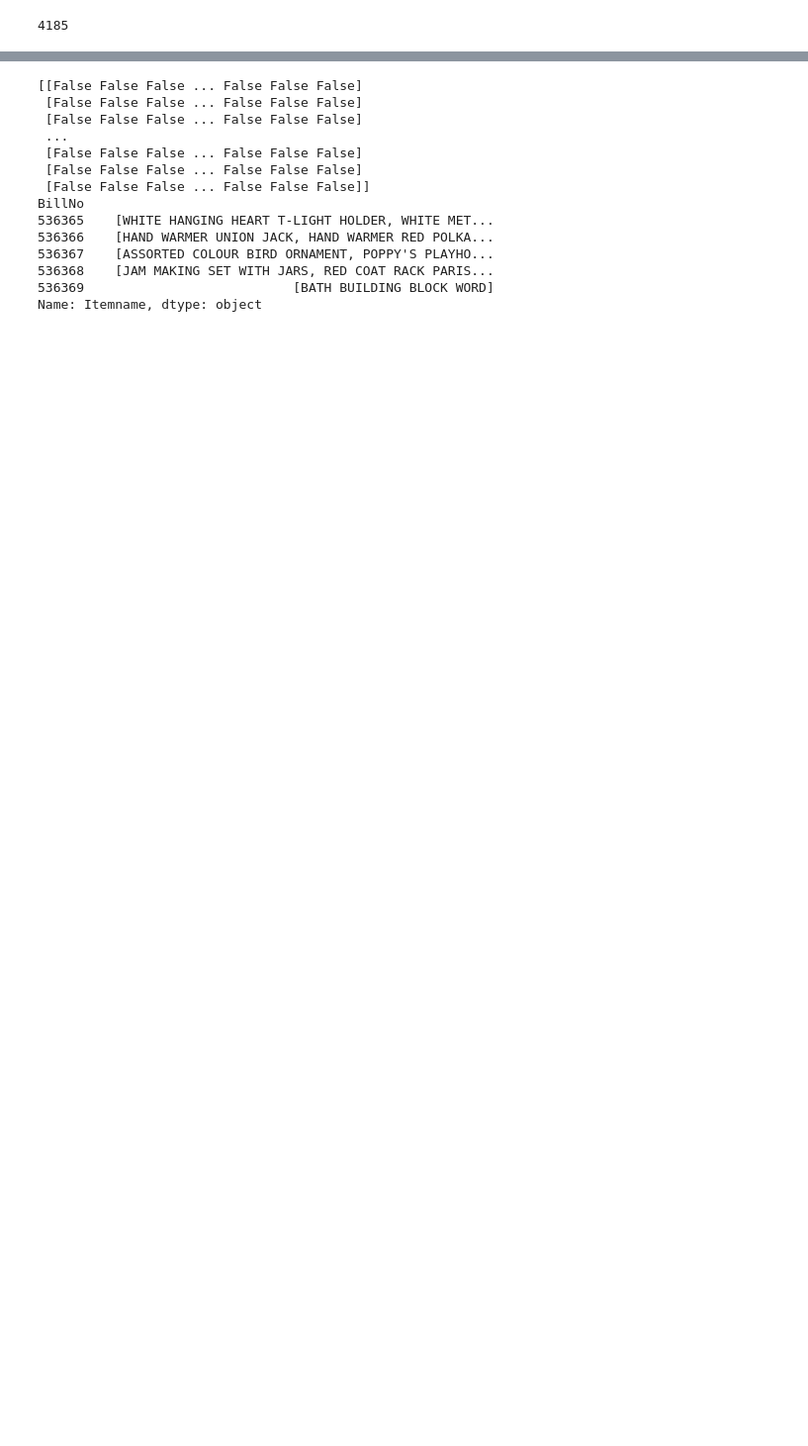
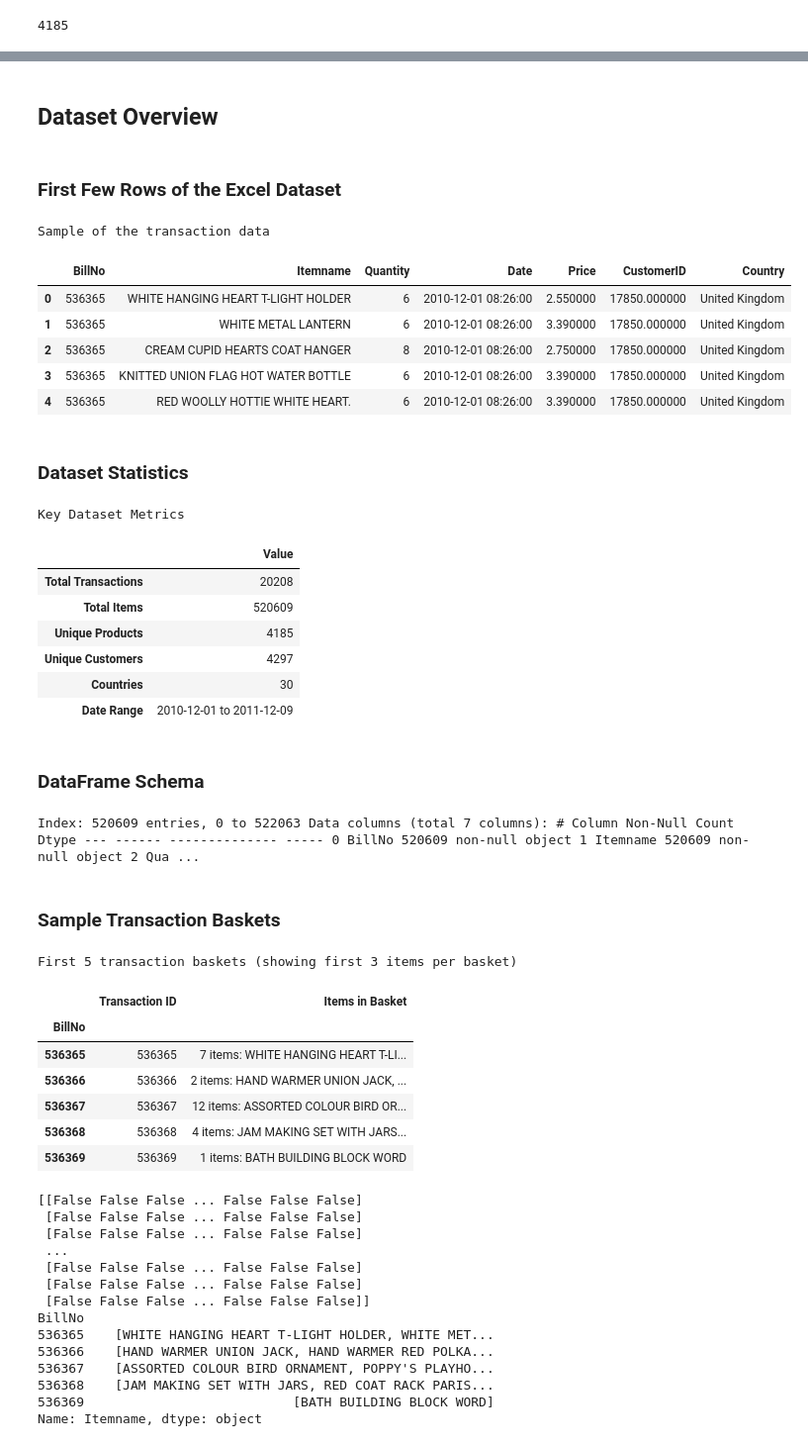
Before and after one commit to Mohammed87FS/Apriori_VS_Word2Vec, a Jupyter notebook: Models/Apriori.ipynb, the cells around one changed output, grey strips where cells are left out. Shown at 99% size. Saved outputs shown, nothing was run; the diff lists cells and outputs as text; code cells hidden in the pictures; blank space fills up the shorter version.

```diff
--- a/Apriori.ipynb
+++ b/Models/Apriori.ipynb
@@ -56,3 +28,83 @@ memory usage: 31.8+ MB
+# %%
+from IPython.display import display, Markdown, HTML
+import io
+
+# Create basket from transactions
+basket = data_excel.groupby('BillNo')['Itemname'].apply(list)
+
+# Use IPython display for better visualization
+
+# Add headers with markdown
+display(Markdown("## Dataset Overview"))
+
+# Style the dataframe display
+display(Markdown("### First Few Rows of the Excel Dataset"))
+display(data_excel.head().style.background_gradient(cmap='Blues')
+    .set_properties(**{'text-align': 'left'})
+    .set_caption('Sample of the transaction data'))
+
+# Show DataFrame info in a structured way
+# DataFrame information - structured display
+display(Markdown("### Dataset Statistics"))
+# Create a summary table
+summary_stats = pd.DataFrame({
+    'Total Transactions': [basket.shape[0]],
+    'Total Items': [data_excel.shape[0]],
+    'Unique Products': [num_unique_items],
+    'Unique Customers': [data_excel['CustomerID'].nunique()],
+    'Countries': [data_excel['Country'].nunique()],
+    'Date Range': [f"{data_excel['Date'].min().date()} to {data_excel['Date'].max().date()}"]
+})
+display(summary_stats.T.rename(columns={0:'Value'}).style
+       .set_properties(**{'text-align':'left', 'font-weight':'bold'})
+       .set_caption('Key Dataset Metrics'))
+
+# DataFrame schema information
+display(Markdown("### DataFrame Schema"))
+buffer = io.StringIO()
+data_excel.info(buf=buffer)
+info_str = buffer.getvalue()
+display(HTML(f"<pre style='background-color:#e6f2ff;padding:12px;border-radius:6px;border:1px solid #cce0ff;font-family:monospace;color:#333;font-size:0.9em'>{info_str}</pre>"))
+
+# Display sample transactions with styling
+display(Markdown("### Sample Transaction Baskets"))
+basket_sample = pd.DataFrame({
+    'Transaction ID': basket.head().index,
+    'Items in Basket': basket.head().apply(lambda x: f"{len(x)} items: {', '.join(x[:3])}{'...' if len(x)>3 else ''}")
+})
+display(basket_sample.style
+       .set_properties(**{'text-align':'left'})
+       .set_caption('First 5 transaction baskets (showing first 3 items per basket)'))
+# %% [output]
+## Dataset Overview
+### First Few Rows of the Excel Dataset
+Sample of the transaction data
+|  | BillNo | Itemname | Quantity | Date | Price | CustomerID | Country |
+| 0 | 536365 | WHITE HANGING HEART T-LIGHT HOLDER | 6 | 2010-12-01 08:26:00 | 2.550000 | 17850.000000 | United Kingdom |
+| 1 | 536365 | WHITE METAL LANTERN | 6 | 2010-12-01 08:26:00 | 3.390000 | 17850.000000 | United Kingdom |
+| 2 | 536365 | CREAM CUPID HEARTS COAT HANGER | 8 | 2010-12-01 08:26:00 | 2.750000 | 17850.000000 | United Kingdom |
+| 3 | 536365 | KNITTED UNION FLAG HOT WATER BOTTLE | 6 | 2010-12-01 08:26:00 | 3.390000 | 17850.000000 | United Kingdom |
+| 4 | 536365 | RED WOOLLY HOTTIE WHITE HEART. | 6 | 2010-12-01 08:26:00 | 3.390000 | 17850.000000 | United Kingdom |
+### Dataset Statistics
+Key Dataset Metrics
+|  | Value |
+| Total Transactions | 20208 |
+| Total Items | 520609 |
+| Unique Products | 4185 |
+| Unique Customers | 4297 |
+| Countries | 30 |
+| Date Range | 2010-12-01 to 2011-12-09 |
+### DataFrame Schema
+Index: 520609 entries, 0 to 522063 Data columns (total 7 columns): # Column Non-Null Count Dtype --- ------ -------------- ----- 0 BillNo 520609 non-null object 1 Itemname 520609 non-null object 2 Qua ...
+### Sample Transaction Baskets
+First 5 transaction baskets (showing first 3 items per basket)
+|  | Transaction ID | Items in Basket |
+| BillNo |  |  |
+| 536365 | 536365 | 7 items: WHITE HANGING HEART T-LI... |
+| 536366 | 536366 | 2 items: HAND WARMER UNION JACK, ... |
+| 536367 | 536367 | 12 items: ASSORTED COLOUR BIRD OR... |
+| 536368 | 536368 | 4 items: JAM MAKING SET WITH JARS... |
+| 536369 | 536369 | 1 items: BATH BUILDING BLOCK WORD |
 # %%
 
 te = TransactionEncoder()
```
Also changed, not shown: parts of 1 cell of this notebook, 19 other files.
